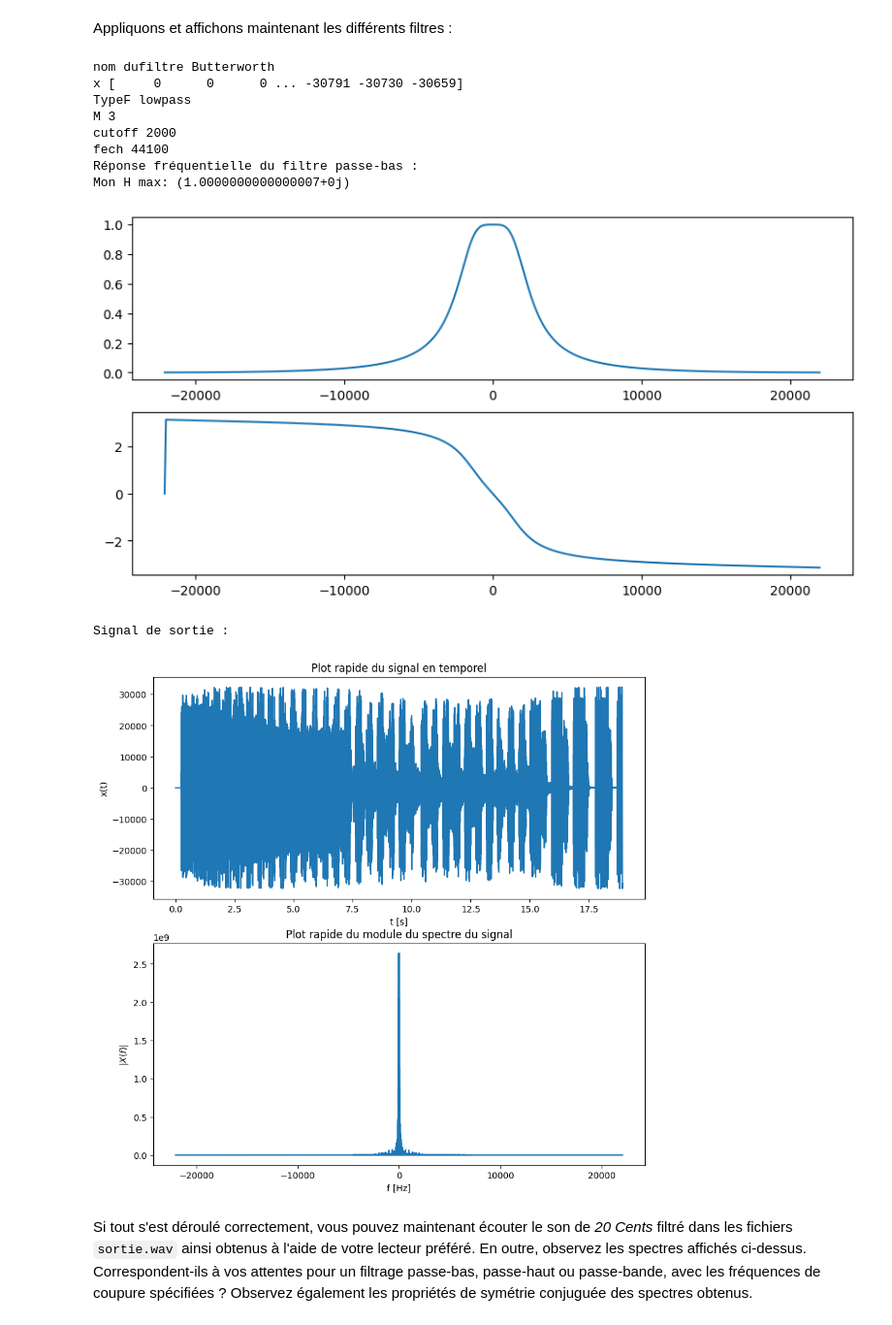
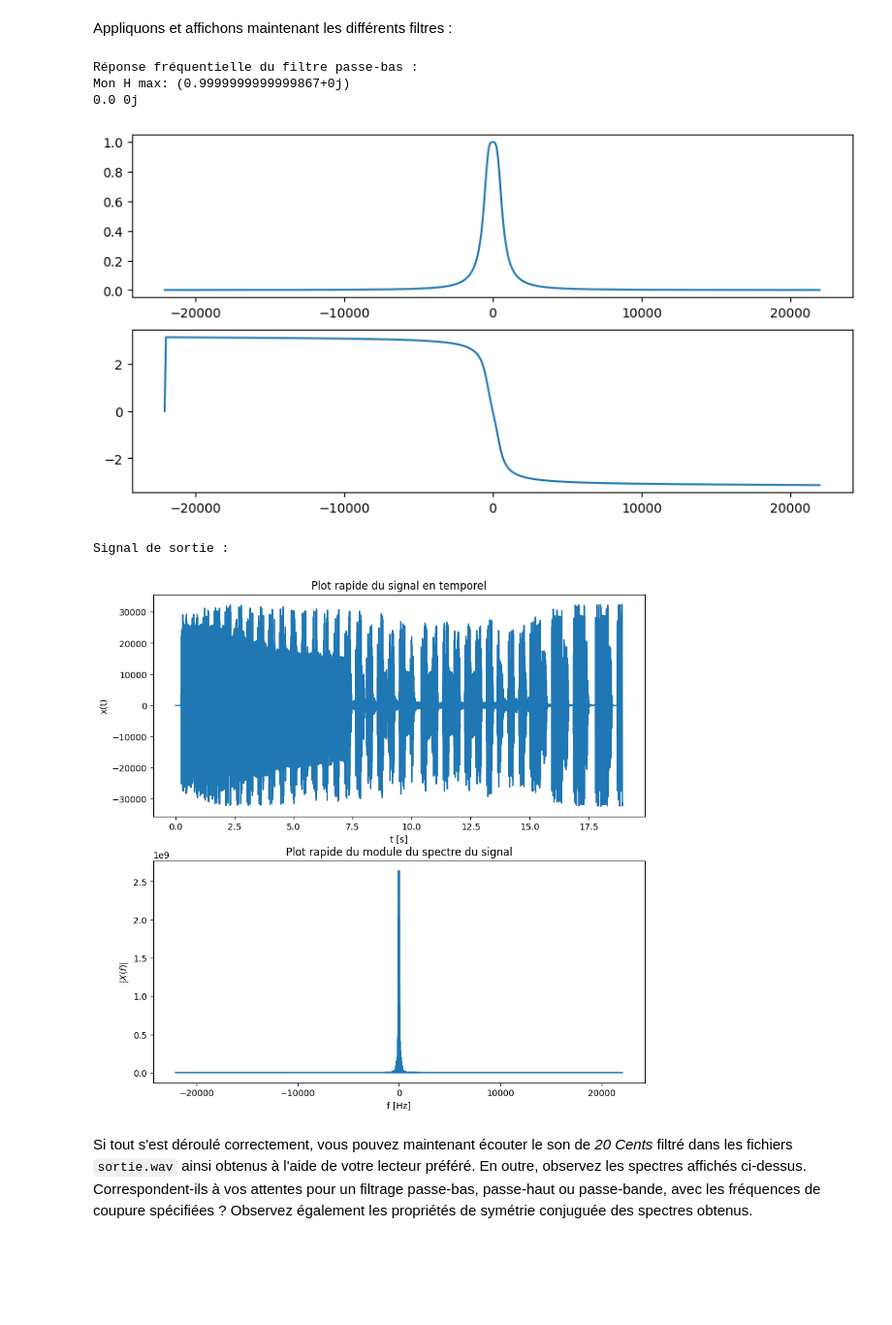
Before and after one commit to BrieucDallemagne/SignSyst, a Jupyter notebook: Devoir6/LEPL1106_23_Devoir_06.ipynb, the cells around one changed output. Shown at 97% size. Drawn from its saved outputs; the diff is of its cells as text; code cells hidden in the pictures; blank space fills up the shorter version.

```diff
--- a/Devoir6/LEPL1106_23_Devoir_06.ipynb
+++ b/Devoir6/LEPL1106_23_Devoir_06.ipynb
@@ -114,11 +114,15 @@ La fonction `scipy.signal.freqz` permet de calculer la réponse fréquentielle d
 
 De ce fait, la dernière fonction qui pourrait vous être utile est `np.fft.fftshift`.
 # %%
-# LE CONTENU DE CETTE CELLULE EST A SOUMETTRE SUR INGINIOUS
-
 def audioFiltering(filterName,x,typeF,M,cutoff,fech):
     """
-    input:
+    Decription:
+        Prend un signal x, applique un filtre passe-haut,-bas ou -bande dépendant de typeF et renvoie son signal filtré.
+        Le nom du filtre à appliquer est spécifié par filterName.
+        M indique le nombre de fréquence qu'on évalue et donc son nombre de coefficient de la transformée de Fourier de x
+        cutoff est/sont la/les fréquence/s de coupure. (au pluriel si c'est un filtre passe-bande) fech est la fréquence d'échantillonnage
+        car on travaille en discrept.
+    Input:
         filterName: nom du filtre à utiliser ("butterworth", "chebyshevI", "chebyshevII")
         x: le signal à filtrer
         typeF: le type de filtre ("lowpass", "bandpass", "highpass")
@@ -126,20 +130,19 @@ def audioFiltering(filterName,x,typeF,M,cutoff,fech):
         cutoff: soit cutoff=x avec x la fréquence de coupure pour un lowpass et un highpass
                     cutoff=(a,b) utilisé pour le coupe-bande donc contient la valeur de départ et coupure
         fech: indique la fréquence d'échantillonnage
-    output:
+    Output:
         xf: signal filtré de x
         f: est un numpy array qui est de type [-fech/2; fech/2[ qui est le spectre des fréquences impulsionnelles
         H: réponse impulsionnelle. Contient un array avec les coefficients du filtre pour chaque fréquence
         name: nom du grpahe
     """
-    match filterName:
-        case "Butterworth":
+    if filterName == "Butterworth":
             window,a = signal.butter(M-1, cutoff, btype=typeF, fs=fech)
-        case "ChebyshevI":
+    elif filterName == "ChebyshevI":
             window,a = signal.cheby1(M-1,3, cutoff, btype=typeF, fs=fech)
-        case "ChebyshevII":
+    elif filterName ==  "ChebyshevII":
             window,a = signal.cheby2(M-1,3, cutoff, btype=typeF, fs=fech)
-        case _:
+    else:
             window = signal.firwin(M, cutoff, pass_zero=typeF, fs=fech) #coefficient du filtre
             a = 1
 
@@ -158,16 +161,15 @@ Sur base de cela, compléte(z) et commente(z) la fonction `plotFilter(f,H,name)`
 
 Pour ce faire, utilisez la librairie [Matplotlib](https://matplotlib.org/index.html>). La fonction sauve également la figure au format png avec le nom `name` (la sauvegarde est déjà implémentée pour vous, ne supprimez pas ces lignes !). Faites attention à respecter la convention d'affichage d'un spectre continu, à annoter convenablement vos axes (labels, unités...), et à donner un titre.
 # %%
-# LE CONTENU DE CETTE CELLULE EST A SOUMETTRE SUR INGINIOUS
-
-
 def plotFilter(f,H,name,bool_Ingi = True):
     """
-    input:
+    Description:
+        Prends les fréquences évalués et la réponse fréquentielle et trace un diagramme représentant son module et sa phase
+    Input:
         f: est un numpy array qui est de type [-fech/2; fech/2[ qui est le spectre des fréquences impulsionnelles
         H: réponse impulsionnelle. Contient un array avec les coefficients du filtre pour chaque fréquence
         name: nom du grpahe
-    output:
+    Output:
         None
     """
 
@@ -175,16 +177,10 @@ def plotFilter(f,H,name,bool_Ingi = True):
     fig.tight_layout(pad=2.0)
     plt.subplot(211)
 
-    print("Mon H max:", H.max())
-    # A COMPLETER POUR AFFICHER LE MODULE DE LA REPONSE FREQUENTIELLE DU FILTRE
     plt.plot(f, abs(H))
 
-
     plt.subplot(212)
-
-    plt.plot(f, np.angle(H))
-
-    # A COMPLETER POUR AFFICHER LA PHASE DE LA REPONSE FREQUENTIELLE DU FILTRE
+    plt.plot(f[1:], np.angle(H[1:]))
 
     # Pour permettre l'affichage dans le notebook et la sauvegarde sur Inginious (ne pas modifier !)
     if bool_Ingi:
@@ -305,33 +284,28 @@ Appliquons et affichons maintenant les différents filtres :
 # %%
 ## CELLULE DE TEST - filtre Butterworth filtrage passe-bas
 
 # On applique un filtre passe-bas pour tuer les fréquences supérieures à 2 kHz
-(x,f,H) = audioFiltering('Butterworth',x,'lowpass',3,2000,fech)
+(x,f,H) = audioFiltering('Butterworth',x,'lowpass',3,500,fech)
 
 print("Réponse fréquentielle du filtre passe-bas :")
 plotFilter(f,H,"test",False)
 print("Signal de sortie :")
 simple_plot(x,fech)
 
 # Enregistrement du son pour vous permettre d'écouter les effets du filtrage passe-bas
 write("passe_bas.wav",fech,np.asarray(x, dtype=np.int16))
 
 # N'hésitez pas à tester les deux autres filtre dont on s'occupe dans ce devoir afin d'entendre leurs effets !*
 # On peut aussi tester d'applique un filtre passe-haut pour tuer les fréquences inférieures à 5 kHz par exemple en changeant
 # 'lowpass' en 'highpass', le 2000 en 5000 et en changeant le nom du fichier sur lequel il va s'enregistrer.
 # On peut faire de même pour tester un filtre passe-bande pour récupérer seulement les fréquences entre 2000 et 5000 Hz
 # en remplaçant 'lowpass' par 'bandpass', le 2000 en [2000,5000] et le nom du fichier sur lequel il va s'enregistrer.
 # %% [output]
-nom dufiltre Butterworth
-x [     0      0      0 ... -30791 -30730 -30659]
-TypeF lowpass
-M 3
-cutoff 2000
-fech 44100
 Réponse fréquentielle du filtre passe-bas :
-Mon H max: (1.0000000000000007+0j)
+Mon H max: (0.9999999999999867+0j)
+0.0 0j
-[figure, old version]
+[figure, new version]
 Signal de sortie :
-[figure, old version]
+[figure, new version]
 # %% [markdown]
 Si tout s'est déroulé correctement, vous pouvez maintenant écouter le son de *20 Cents* filtré dans les fichiers `sortie.wav` ainsi obtenus à l'aide de votre lecteur préféré. En outre, observez les spectres affichés ci-dessus. Correspondent-ils à vos attentes pour un filtrage passe-bas, passe-haut ou passe-bande, avec les fréquences de coupure spécifiées ? Observez également les propriétés de symétrie conjuguée des spectres obtenus.
```
Also changed, not shown: parts of 2 cells of this notebook, 2 other files.
